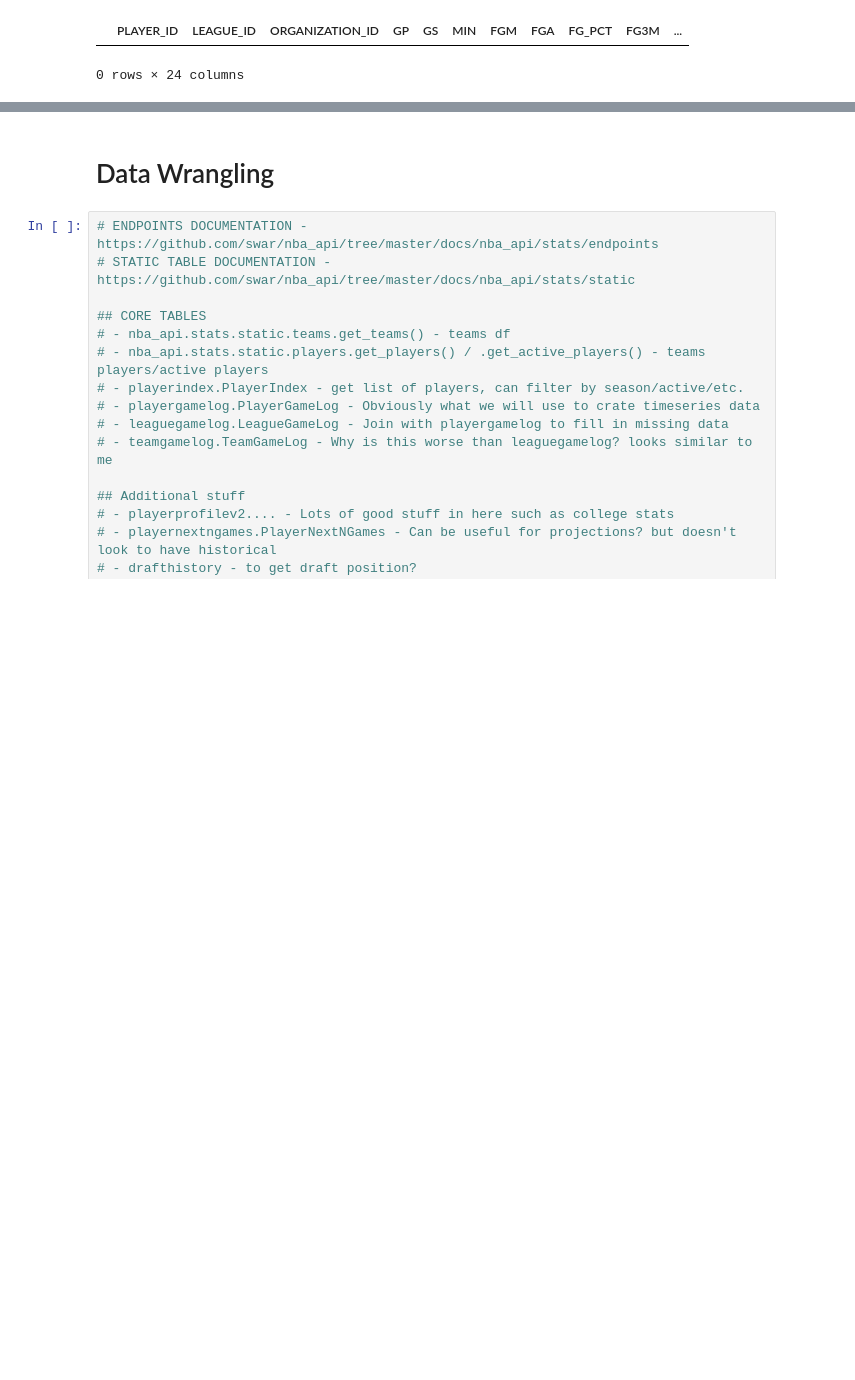
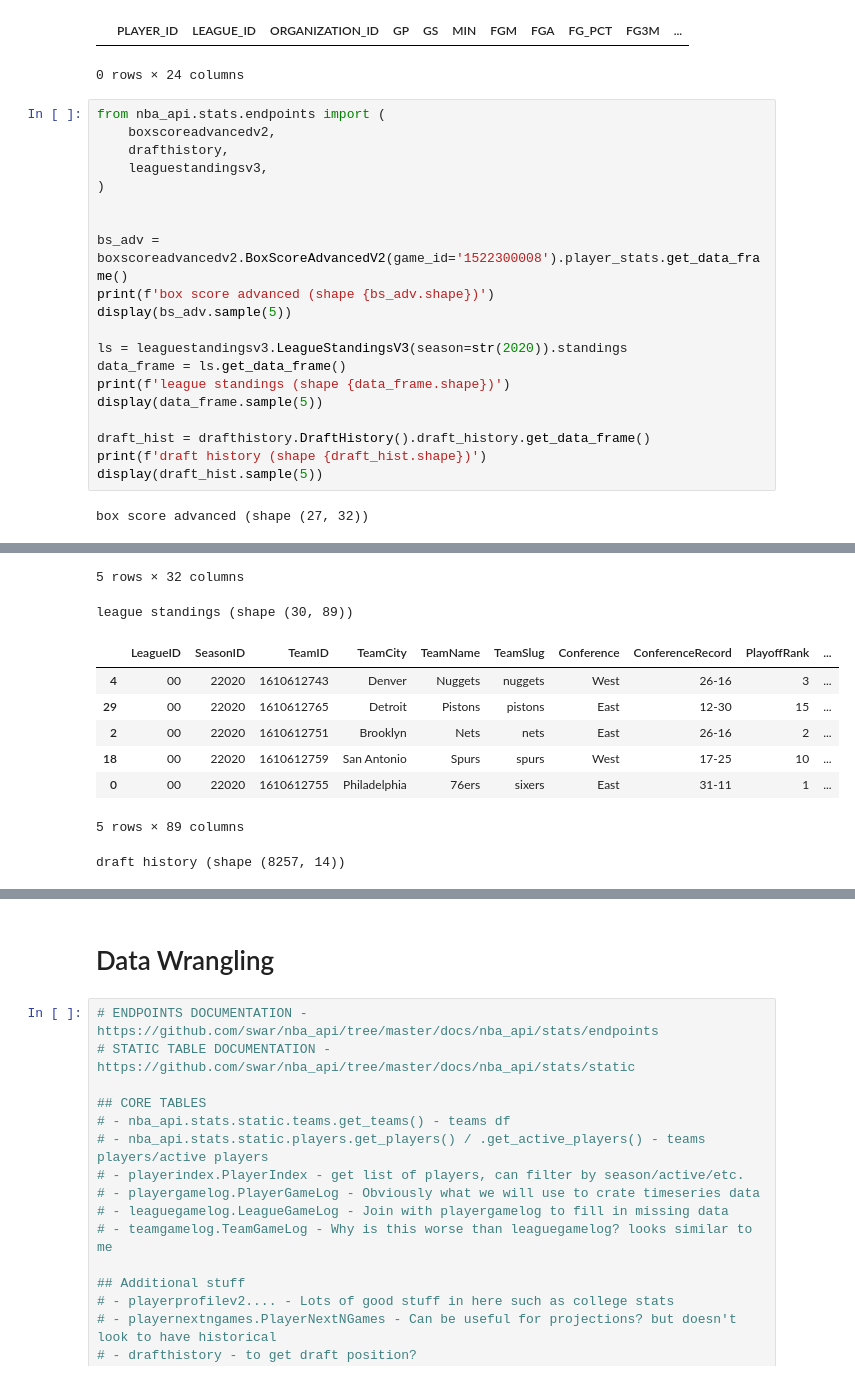
Before and after one commit to brownbrandon272/basketball, a Jupyter notebook: scripts/nba_api_testing.ipynb, the cells around one changed output, grey strips where cells are left out. Drawn from its saved outputs; the diff is of its cells as text; blank space fills up the shorter version.

```diff
--- a/scripts/nba_api_testing.ipynb
+++ b/scripts/nba_api_testing.ipynb
@@ -141,3 +141,25 @@ per 36 season stats
 college stats
 |  | PLAYER_ID | LEAGUE_ID | ORGANIZATION_ID | GP | GS | MIN | FGM | FGA | FG_PCT | FG3M | ... |
 0 rows × 24 columns
+# %%
+from nba_api.stats.endpoints import (
+    boxscoreadvancedv2,
+    drafthistory,
+    leaguestandingsv3,
+)
+
+
+bs_adv = boxscoreadvancedv2.BoxScoreAdvancedV2(game_id='1522300008').player_stats.get_data_frame()
+print(f'box score advanced (shape {bs_adv.shape})')
+display(bs_adv.sample(5))
+
+ls = leaguestandingsv3.LeagueStandingsV3(season=str(2020)).standings
+data_frame = ls.get_data_frame()
+print(f'league standings (shape {data_frame.shape})')
+display(data_frame.sample(5))
+
+draft_hist = drafthistory.DraftHistory().draft_history.get_data_frame()
+print(f'draft history (shape {draft_hist.shape})')
+display(draft_hist.sample(5))
+# %% [output]
+box score advanced (shape (27, 32))
@@ -143,0 +172,10 @@ college stats
+5 rows × 32 columns
+league standings (shape (30, 89))
+|  | LeagueID | SeasonID | TeamID | TeamCity | TeamName | TeamSlug | Conference | ConferenceRecord | PlayoffRank | ... |
+| 4 | 00 | 22020 | 1610612743 | Denver | Nuggets | nuggets | West | 26-16 | 3 | ... |
+| 29 | 00 | 22020 | 1610612765 | Detroit | Pistons | pistons | East | 12-30 | 15 | ... |
+| 2 | 00 | 22020 | 1610612751 | Brooklyn | Nets | nets | East | 26-16 | 2 | ... |
+| 18 | 00 | 22020 | 1610612759 | San Antonio | Spurs | spurs | West | 17-25 | 10 | ... |
+| 0 | 00 | 22020 | 1610612755 | Philadelphia | 76ers | sixers | East | 31-11 | 1 | ... |
+5 rows × 89 columns
+draft history (shape (8257, 14))
```
Also changed, not shown: parts of 1 cell of this notebook, 1 other file.
